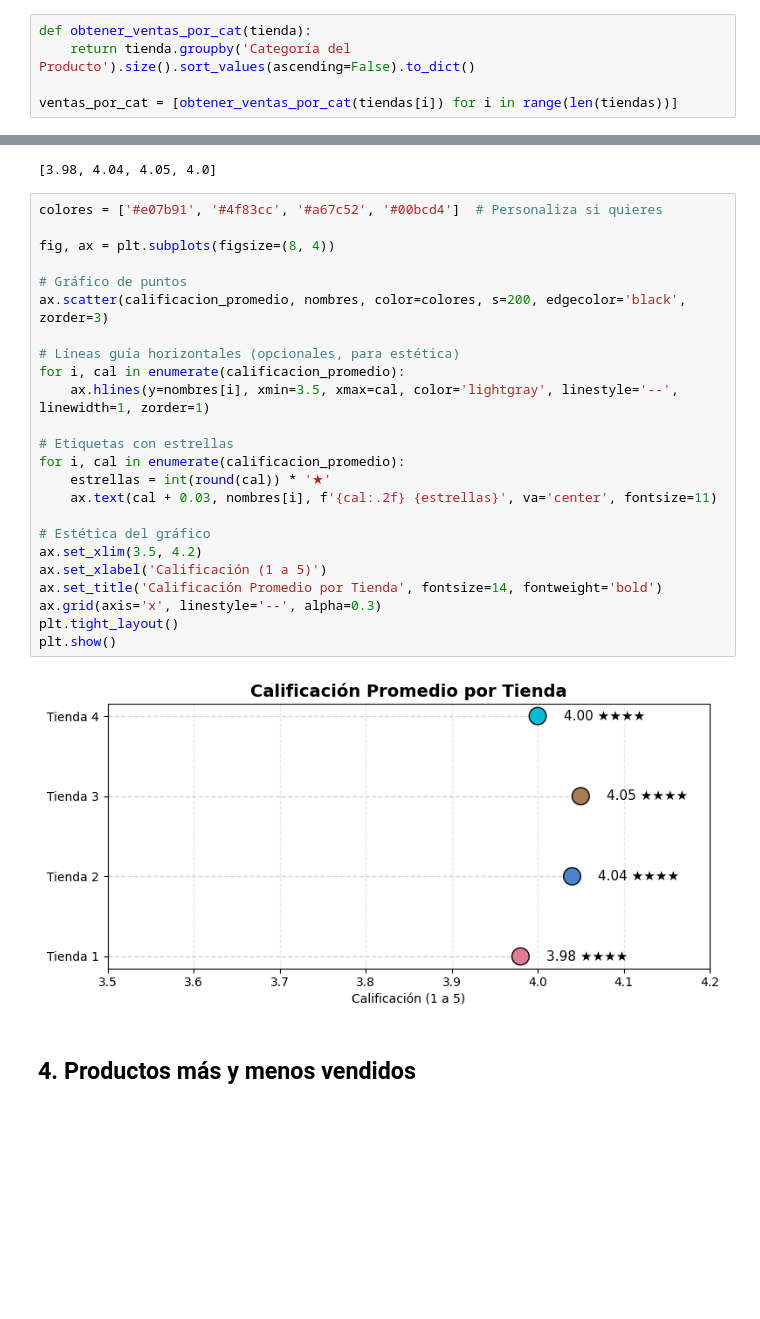
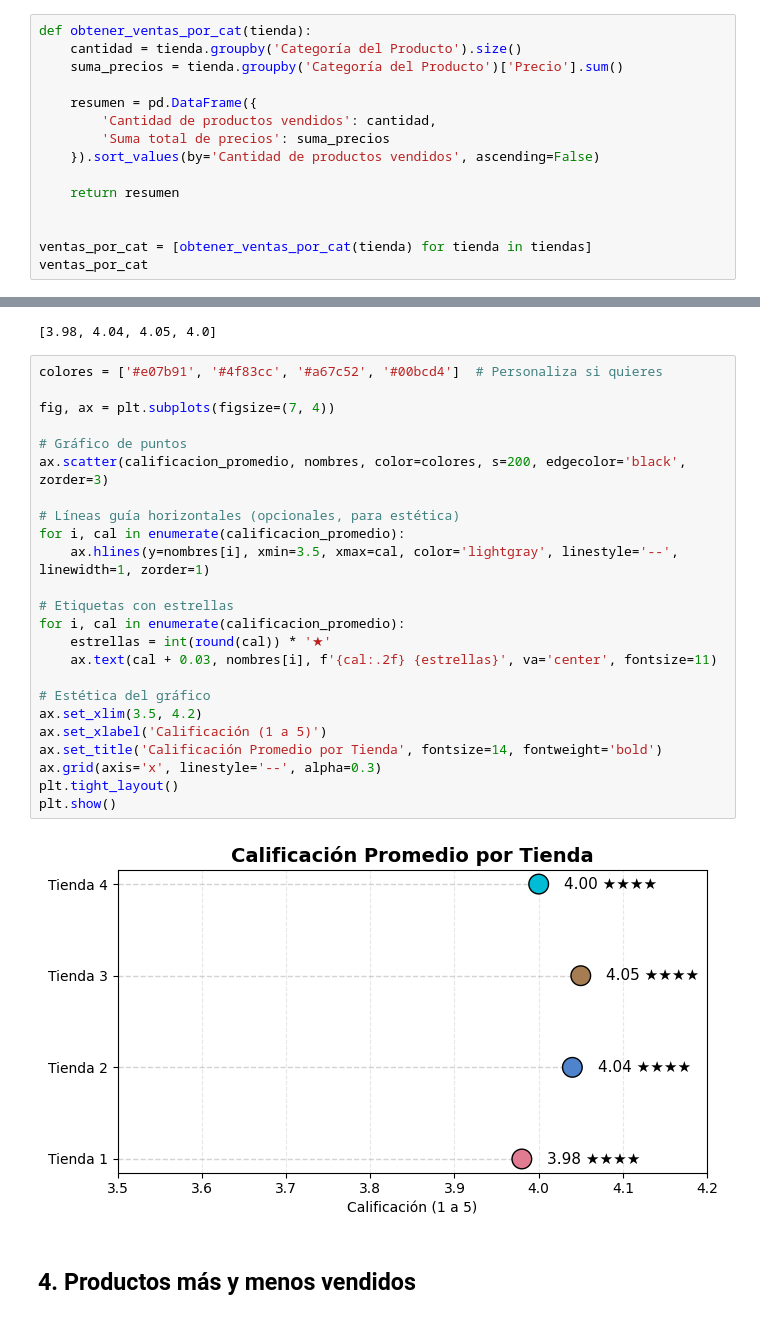
Before and after one commit to Blackpachamame/challenge-alura-store, a Jupyter notebook: AluraStoreLatam.ipynb, the cells around one changed output, grey strips where cells are left out. Cells and saved outputs as stored; diff of their text form; blank space fills up the shorter version.

```diff
--- a/AluraStoreLatam.ipynb
+++ b/AluraStoreLatam.ipynb
@@ -69,8 +69,18 @@ plt.show()
 [figure]
 # %% [markdown]
 ## 2. Ventas por categoría
-# %%
-def obtener_ventas_por_cat(tienda):
-    return tienda.groupby('Categoría del Producto').size().sort_values(ascending=False).to_dict()
-
-ventas_por_cat = [obtener_ventas_por_cat(tiendas[i]) for i in range(len(tiendas))]
+# %%
+def obtener_ventas_por_cat(tienda):
+    cantidad = tienda.groupby('Categoría del Producto').size()
+    suma_precios = tienda.groupby('Categoría del Producto')['Precio'].sum()
+
+    resumen = pd.DataFrame({
+        'Cantidad de productos vendidos': cantidad,
+        'Suma total de precios': suma_precios
+    }).sort_values(by='Cantidad de productos vendidos', ascending=False)
+
+    return resumen
+
+
+ventas_por_cat = [obtener_ventas_por_cat(tienda) for tienda in tiendas]
+ventas_por_cat
@@ -126,29 +155,29 @@ calificacion_promedio
 # %%
 colores = ['#e07b91', '#4f83cc', '#a67c52', '#00bcd4']  # Personaliza si quieres
 
-fig, ax = plt.subplots(figsize=(8, 4))
+fig, ax = plt.subplots(figsize=(7, 4))
 
 # Gráfico de puntos
 ax.scatter(calificacion_promedio, nombres, color=colores, s=200, edgecolor='black', zorder=3)
 
 # Líneas guía horizontales (opcionales, para estética)
 for i, cal in enumerate(calificacion_promedio):
     ax.hlines(y=nombres[i], xmin=3.5, xmax=cal, color='lightgray', linestyle='--', linewidth=1, zorder=1)
 
 # Etiquetas con estrellas
 for i, cal in enumerate(calificacion_promedio):
     estrellas = int(round(cal)) * '★'
     ax.text(cal + 0.03, nombres[i], f'{cal:.2f} {estrellas}', va='center', fontsize=11)
 
 # Estética del gráfico
 ax.set_xlim(3.5, 4.2)
 ax.set_xlabel('Calificación (1 a 5)')
 ax.set_title('Calificación Promedio por Tienda', fontsize=14, fontweight='bold')
 ax.grid(axis='x', linestyle='--', alpha=0.3)
 plt.tight_layout()
 plt.show()
 # %% [output]
-[figure, old version]
+[figure, new version]
 # %% [markdown]
 ## 4. Productos más y menos vendidos
 # %%
```
Also changed, not shown: parts of 3 cells of this notebook.
